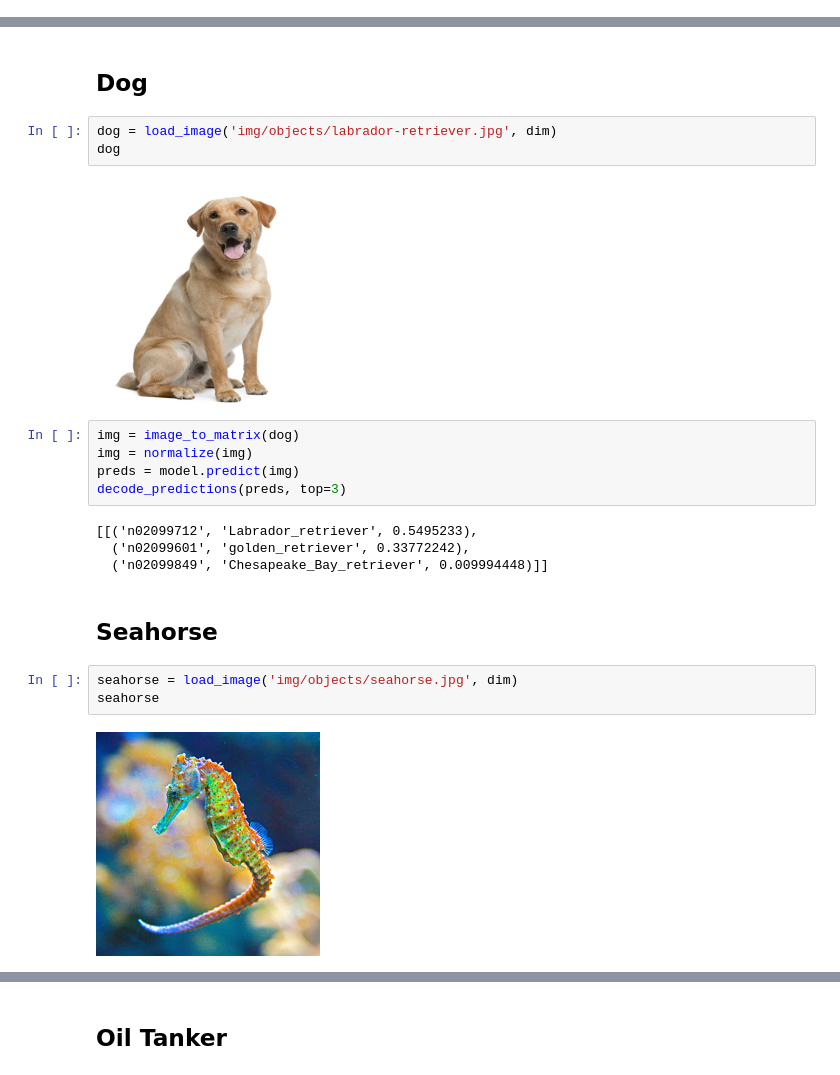
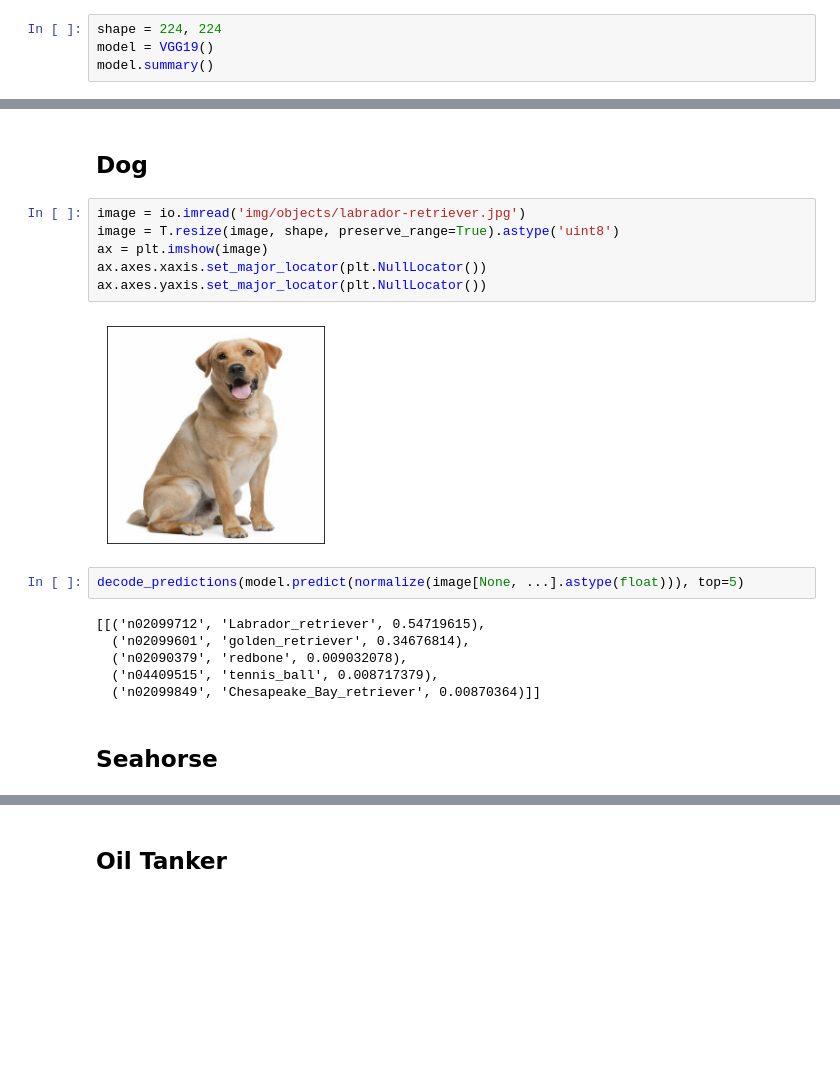
Before and after one commit to Kautenja/a-neural-algorithm-of-artistic-style, a Jupyter notebook: VGG19-classification.ipynb, the cells around one changed output, grey strips where cells are left out. Drawn from its saved outputs; the diff is of its cells as text; blank space fills up the shorter version.

```diff
--- a/VGG19-classification.ipynb
+++ b/VGG19-classification.ipynb
@@ -39,0 +12,4 @@ dim = dim, dim
+# %%
+shape = 224, 224
+model = VGG19()
+model.summary()
@@ -40,23 +34,20 @@ dim = dim, dim
 # %% [markdown]
 ## Dog
-# %%
-dog = load_image('img/objects/labrador-retriever.jpg', dim)
-dog
-# %% [output]
-[figure, removed]
-# %%
-img = image_to_matrix(dog)
-img = normalize(img)
-preds = model.predict(img)
-decode_predictions(preds, top=3)
-# %% [output]
-[[('n02099712', 'Labrador_retriever', 0.5495233),
-  ('n02099601', 'golden_retriever', 0.33772242),
-  ('n02099849', 'Chesapeake_Bay_retriever', 0.009994448)]]
+# %%
+image = io.imread('img/objects/labrador-retriever.jpg')
+image = T.resize(image, shape, preserve_range=True).astype('uint8')
+ax = plt.imshow(image)
+ax.axes.xaxis.set_major_locator(plt.NullLocator())
+ax.axes.yaxis.set_major_locator(plt.NullLocator())
+# %% [output]
+[figure, added]
+# %%
+decode_predictions(model.predict(normalize(image[None, ...].astype(float))), top=5)
+# %% [output]
+[[('n02099712', 'Labrador_retriever', 0.54719615),
+  ('n02099601', 'golden_retriever', 0.34676814),
+  ('n02090379', 'redbone', 0.009032078),
+  ('n04409515', 'tennis_ball', 0.008717379),
+  ('n02099849', 'Chesapeake_Bay_retriever', 0.00870364)]]
 # %% [markdown]
 ## Seahorse
-# %%
-seahorse = load_image('img/objects/seahorse.jpg', dim)
-seahorse
-# %% [output]
-[figure, removed]
```
Also changed, not shown: parts of 17 cells of this notebook, 20 other files.
